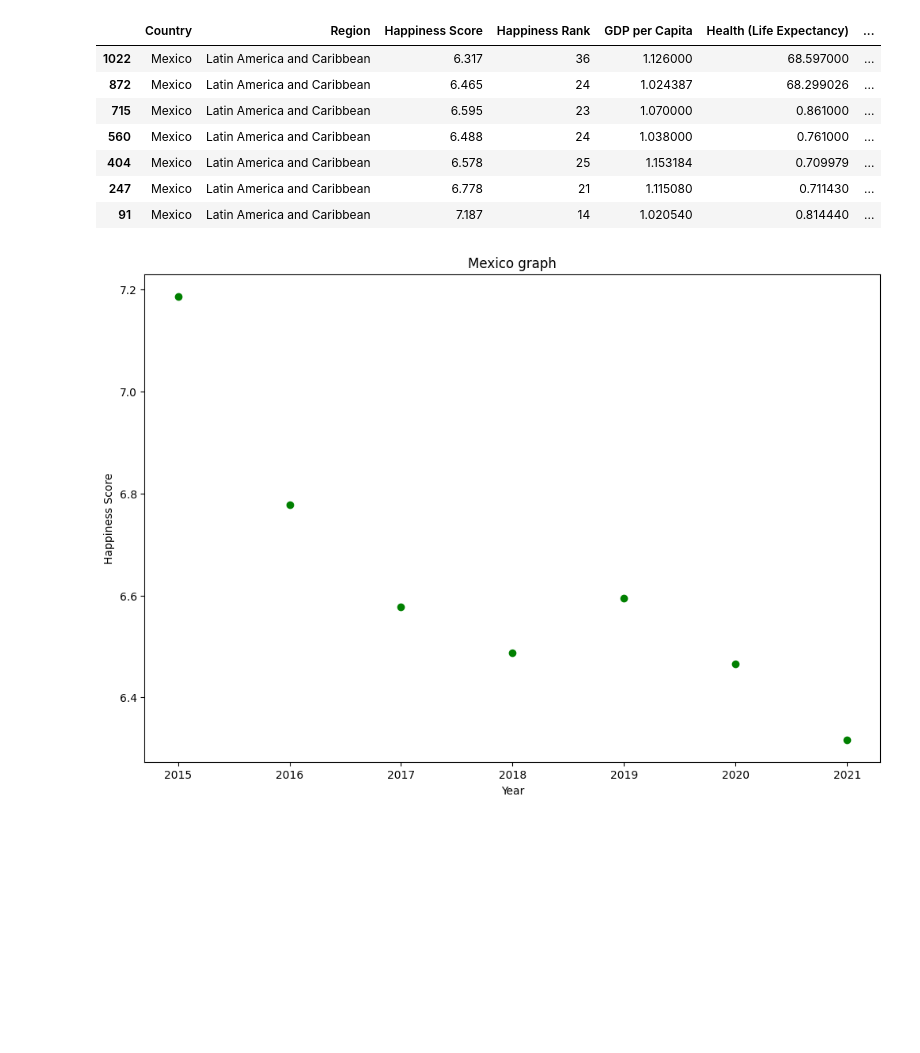
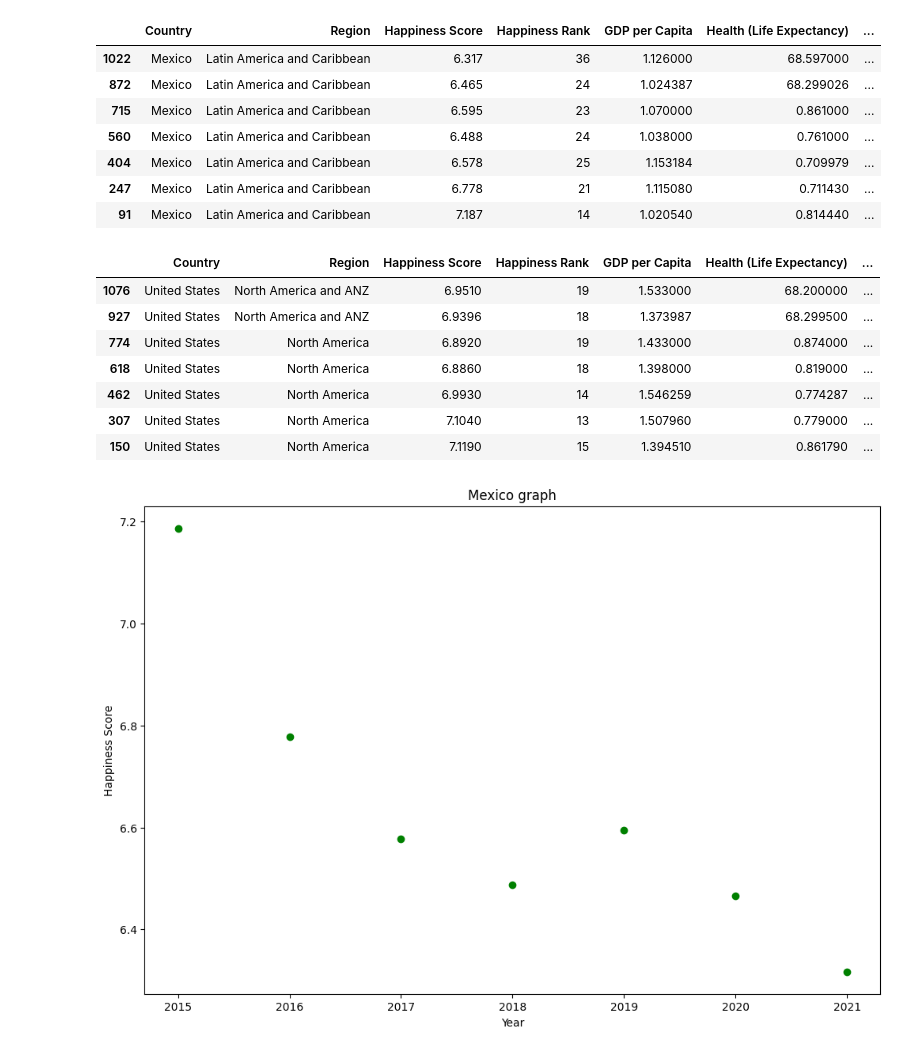
Before and after one commit to mayela/mlops-bootcamp, a Jupyter notebook: first_milestone/First_milestone.ipynb, the cells around one changed output. Saved outputs shown, nothing was run; the diff lists cells and outputs as text; code cells hidden in the pictures; blank space fills up the shorter version.

```diff
--- a/first_milestone/First_milestone.ipynb
+++ b/first_milestone/First_milestone.ipynb
@@ -249,6 +251,19 @@ dataset_mexico.sort_values(by="Year", ascending=False).head(8)
 | 404 | Mexico | Latin America and Caribbean | 6.578 | 25 | 1.153184 | 0.709979 | ... |
 | 247 | Mexico | Latin America and Caribbean | 6.778 | 21 | 1.115080 | 0.711430 | ... |
 | 91 | Mexico | Latin America and Caribbean | 7.187 | 14 | 1.020540 | 0.814440 | ... |
+# %%
+dataset_usa = df[df["Country"] == "United States"]
+dataset_usa.sort_values(by="Year", ascending=False).head(8)
+#Explicación diferencia de expectativa de vida a partir de 2020
+# %% [output]
+|  | Country | Region | Happiness Score | Happiness Rank | GDP per Capita | Health (Life Expectancy) | ... |
+| 1076 | United States | North America and ANZ | 6.9510 | 19 | 1.533000 | 68.200000 | ... |
+| 927 | United States | North America and ANZ | 6.9396 | 18 | 1.373987 | 68.299500 | ... |
+| 774 | United States | North America | 6.8920 | 19 | 1.433000 | 0.874000 | ... |
+| 618 | United States | North America | 6.8860 | 18 | 1.398000 | 0.819000 | ... |
+| 462 | United States | North America | 6.9930 | 14 | 1.546259 | 0.774287 | ... |
+| 307 | United States | North America | 7.1040 | 13 | 1.507960 | 0.779000 | ... |
+| 150 | United States | North America | 7.1190 | 15 | 1.394510 | 0.861790 | ... |
 # %%
 plt.figure(figsize=(12, 8))
 plt.title("Mexico graph")
```
Also changed, not shown: parts of 4 cells of this notebook, 1 other file.
